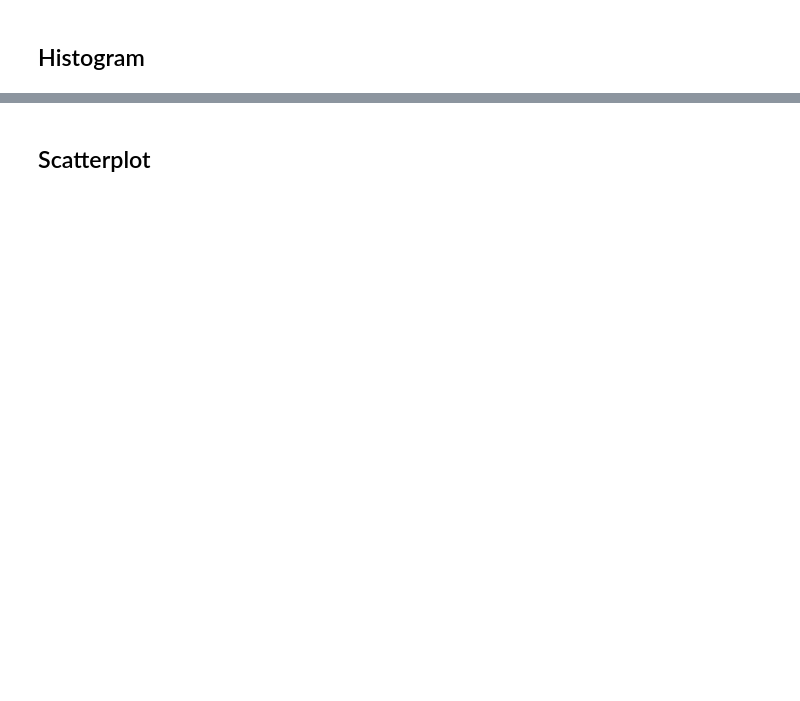
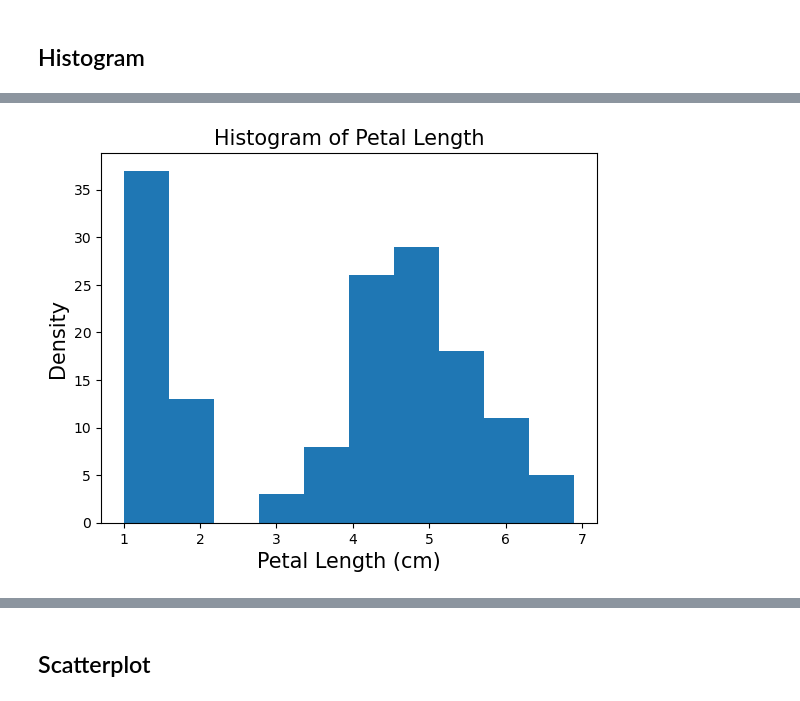
Before and after one commit to EllenMcG/pands-project, a Jupyter notebook: analysis.ipynb, the cells around one changed output, grey strips where cells are left out. Drawn from its saved outputs; the diff is of its cells as text; code cells hidden in the pictures; blank space fills up the shorter version.

```diff
--- a/analysis.ipynb
+++ b/analysis.ipynb
@@ -19,0 +121,9 @@
+# %%
+# petal length
+plt.hist(iris_data['petal_length'],bins=10)
+plt.title("Histogram of Petal Length", size=15)
+plt.xlabel("Petal Length (cm)", size=15)
+plt.ylabel("Density", size=15)
+plt.savefig('histogram_petallength.png');
+# %% [output]
+[figure, added]
```
Also changed, not shown: parts of 19 cells of this notebook, 10 other files.
